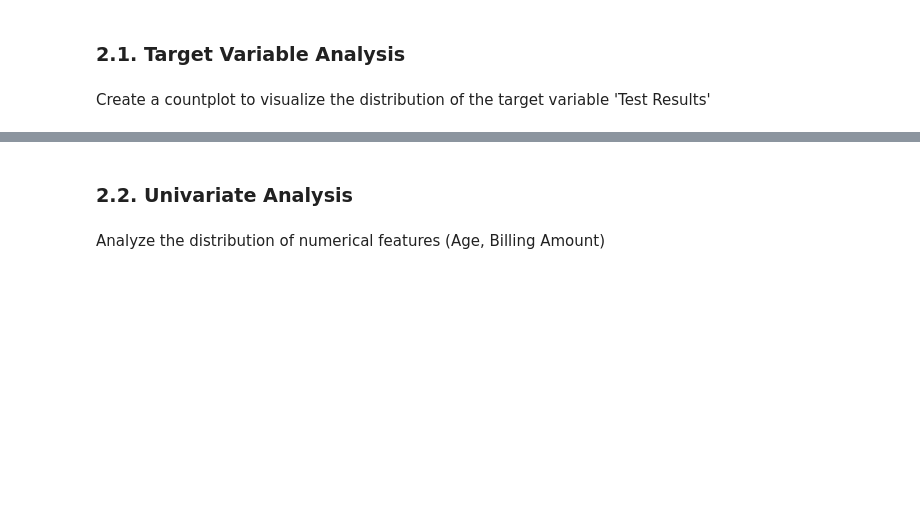
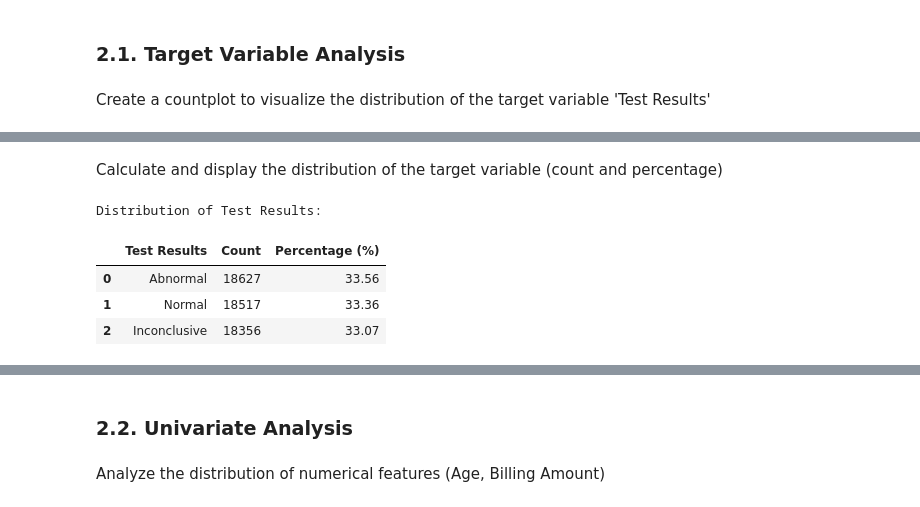
Before and after one commit to LatiefDataVisionary/healthcare-test-results-prediction, a Jupyter notebook: notebooks/notebook.ipynb, the cells around one changed output, grey strips where cells are left out. Cells and saved outputs as stored; diff of their text form; code cells hidden in the pictures; blank space fills up the shorter version.

```diff
--- a/notebooks/notebook.ipynb
+++ b/notebooks/notebook.ipynb
@@ -171,0 +172,15 @@ Passing `palette` without assigning `hue` is deprecated and will be removed in v
+# %% [markdown]
+Calculate and display the distribution of the target variable (count and percentage)
+# %%
+target_distribution = df['Test Results'].value_counts().reset_index()
+target_distribution.columns = ['Test Results', 'Count']
+target_distribution['Percentage (%)'] = round(target_distribution['Count'] / len(df) * 100, 2)
+
+print("\nDistribution of Test Results:")
+display(target_distribution)
+# %% [output]
+Distribution of Test Results:
+|  | Test Results | Count | Percentage (%) |
+| 0 | Abnormal | 18627 | 33.56 |
+| 1 | Normal | 18517 | 33.36 |
+| 2 | Inconclusive | 18356 | 33.07 |
```
Also changed, not shown: parts of 5 cells of this notebook.
